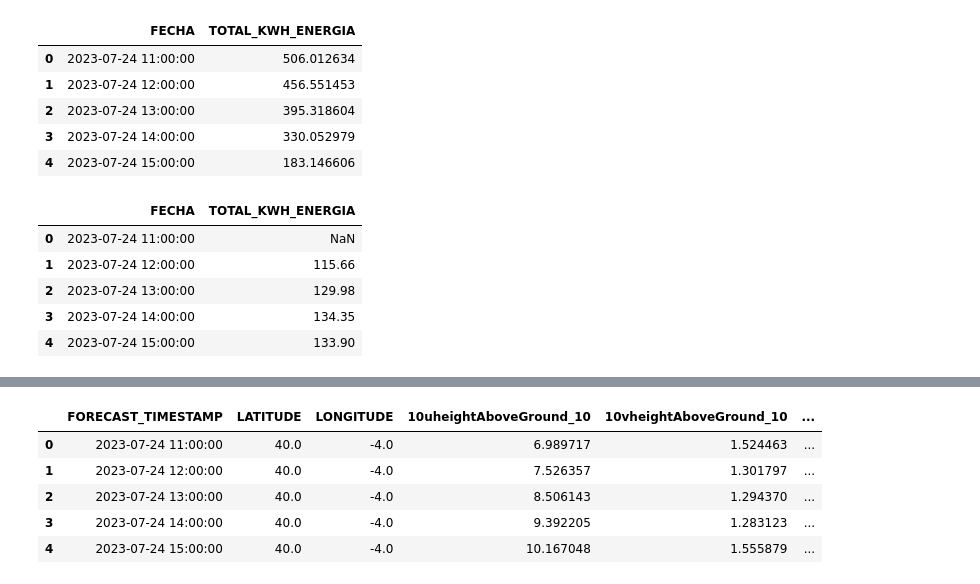
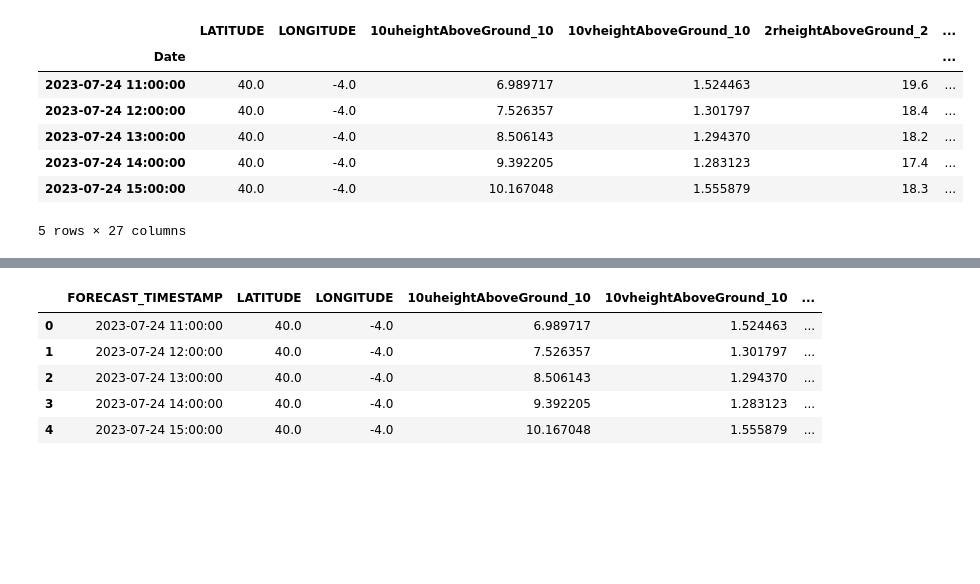
Before and after one commit to sajodajo/CCCCC-Datathon, a Jupyter notebook: solar_gen.ipynb, the cells around one changed output, grey strips where cells are left out. Drawn from its saved outputs; the diff is of its cells as text; code cells hidden in the pictures; blank space fills up the shorter version.

```diff
--- a/solar_gen.ipynb
+++ b/solar_gen.ipynb
@@ -30,18 +14,15 @@ solar_consumption.head()
-# %%
-grid_consumption.head()
-# %% [output]
-|  | FECHA | TOTAL_KWH_ENERGIA |
-| 0 | 2023-07-24 11:00:00 | 506.012634 |
-| 1 | 2023-07-24 12:00:00 | 456.551453 |
-| 2 | 2023-07-24 13:00:00 | 395.318604 |
-| 3 | 2023-07-24 14:00:00 | 330.052979 |
-| 4 | 2023-07-24 15:00:00 | 183.146606 |
-# %%
-solar_gen.head()
-# %% [output]
-|  | FECHA | TOTAL_KWH_ENERGIA |
-| 0 | 2023-07-24 11:00:00 | NaN |
-| 1 | 2023-07-24 12:00:00 | 115.66 |
-| 2 | 2023-07-24 13:00:00 | 129.98 |
-| 3 | 2023-07-24 14:00:00 | 134.35 |
-| 4 | 2023-07-24 15:00:00 | 133.90 |
+# %%
+data=pd.read_csv('cleaned_data.csv')
+data=data.rename(columns={'FORECAST_TIMESTAMP':'Date'})
+data['Date']=pd.to_datetime(data['Date'])
+data.set_index('Date', inplace=True)
+data.head()
+# %% [output]
+|  | LATITUDE | LONGITUDE | 10uheightAboveGround_10 | 10vheightAboveGround_10 | 2rheightAboveGround_2 | ... |
+| Date |  |  |  |  |  | ... |
+| 2023-07-24 11:00:00 | 40.0 | -4.0 | 6.989717 | 1.524463 | 19.6 | ... |
+| 2023-07-24 12:00:00 | 40.0 | -4.0 | 7.526357 | 1.301797 | 18.4 | ... |
+| 2023-07-24 13:00:00 | 40.0 | -4.0 | 8.506143 | 1.294370 | 18.2 | ... |
+| 2023-07-24 14:00:00 | 40.0 | -4.0 | 9.392205 | 1.283123 | 17.4 | ... |
+| 2023-07-24 15:00:00 | 40.0 | -4.0 | 10.167048 | 1.555879 | 18.3 | ... |
+5 rows × 27 columns
```
Also changed, not shown: parts of 15 cells of this notebook, 1 other file.
